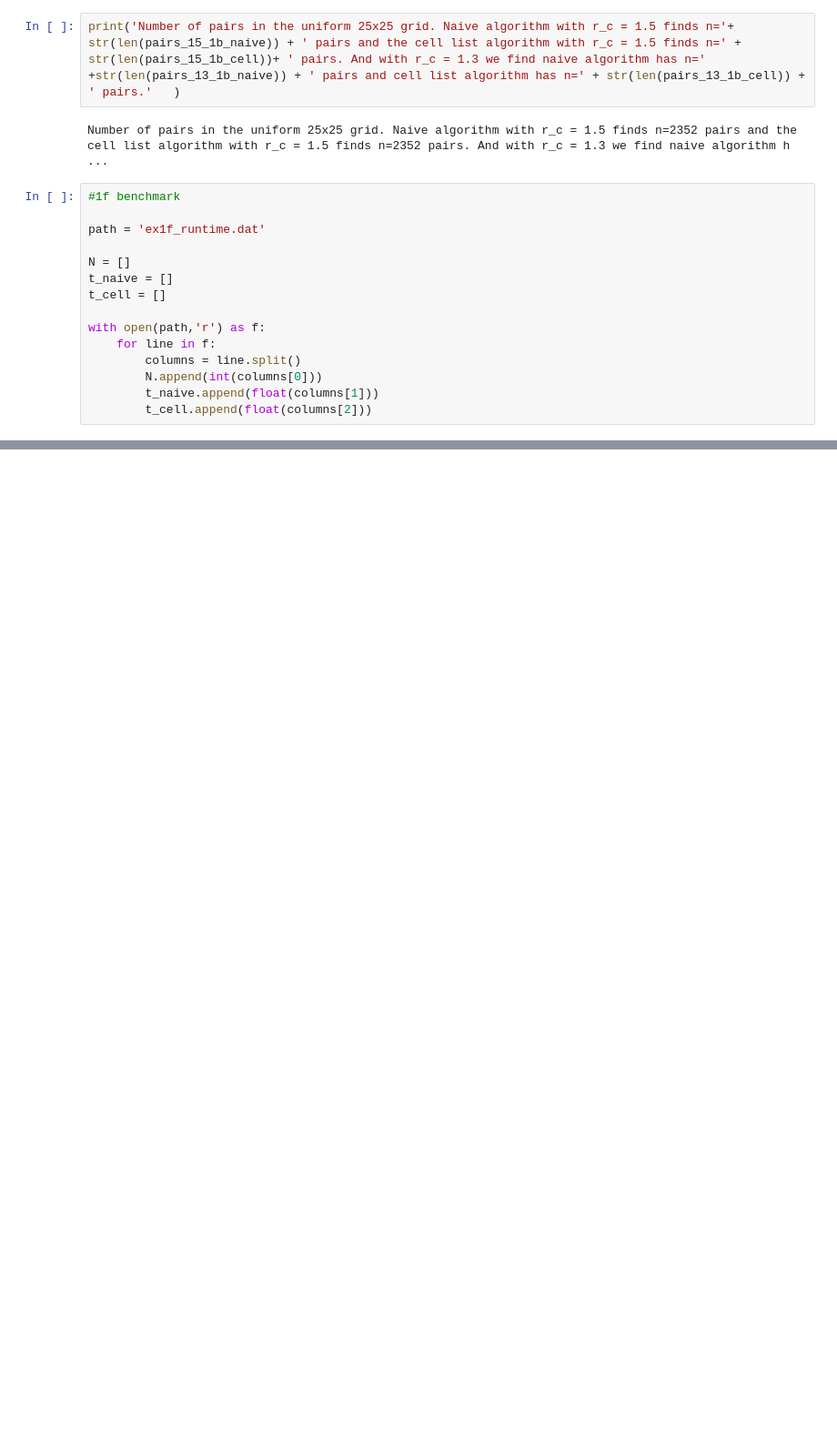
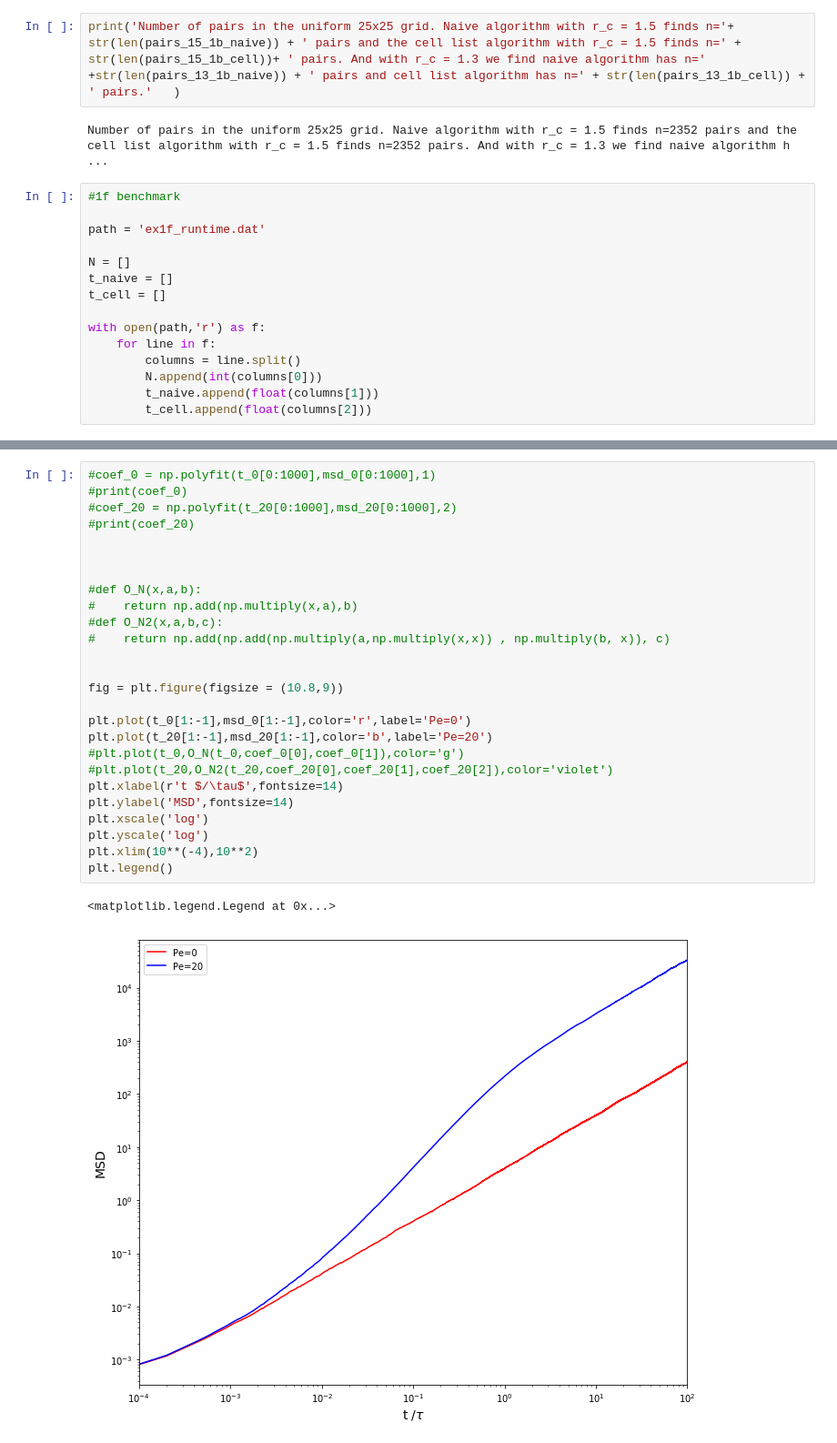
Before and after one commit to felixr7799/Simulation-active-brownian-particles, a Jupyter notebook: ACPProject12324/analysis.ipynb, the cells around one changed output, grey strips where cells are left out. Shown at 91% size. Cells and saved outputs as stored; diff of their text form; blank space fills up the shorter version.

```diff
--- a/ACPProject12324/analysis.ipynb
+++ b/ACPProject12324/analysis.ipynb
@@ -531,0 +363,29 @@ plt.plot(t,4000*t)
+# %%
+#coef_0 = np.polyfit(t_0[0:1000],msd_0[0:1000],1)
+#print(coef_0)
+#coef_20 = np.polyfit(t_20[0:1000],msd_20[0:1000],2)
+#print(coef_20)
+
+
+
+#def O_N(x,a,b):
+#    return np.add(np.multiply(x,a),b)
+#def O_N2(x,a,b,c):
+#    return np.add(np.add(np.multiply(a,np.multiply(x,x)) , np.multiply(b, x)), c)
+
+
+fig = plt.figure(figsize = (10.8,9))
+
+plt.plot(t_0[1:-1],msd_0[1:-1],color='r',label='Pe=0')
+plt.plot(t_20[1:-1],msd_20[1:-1],color='b',label='Pe=20')
+#plt.plot(t_0,O_N(t_0,coef_0[0],coef_0[1]),color='g')
+#plt.plot(t_20,O_N2(t_20,coef_20[0],coef_20[1],coef_20[2]),color='violet')
+plt.xlabel(r't $/\tau$',fontsize=14)
+plt.ylabel('MSD',fontsize=14)
+plt.xscale('log')
+plt.yscale('log')
+plt.xlim(10**(-4),10**2)
+plt.legend()
+# %% [output]
+<matplotlib.legend.Legend at 0x...>
+[figure, added]
```
Also changed, not shown: parts of 45 cells of this notebook, 11 other files.
